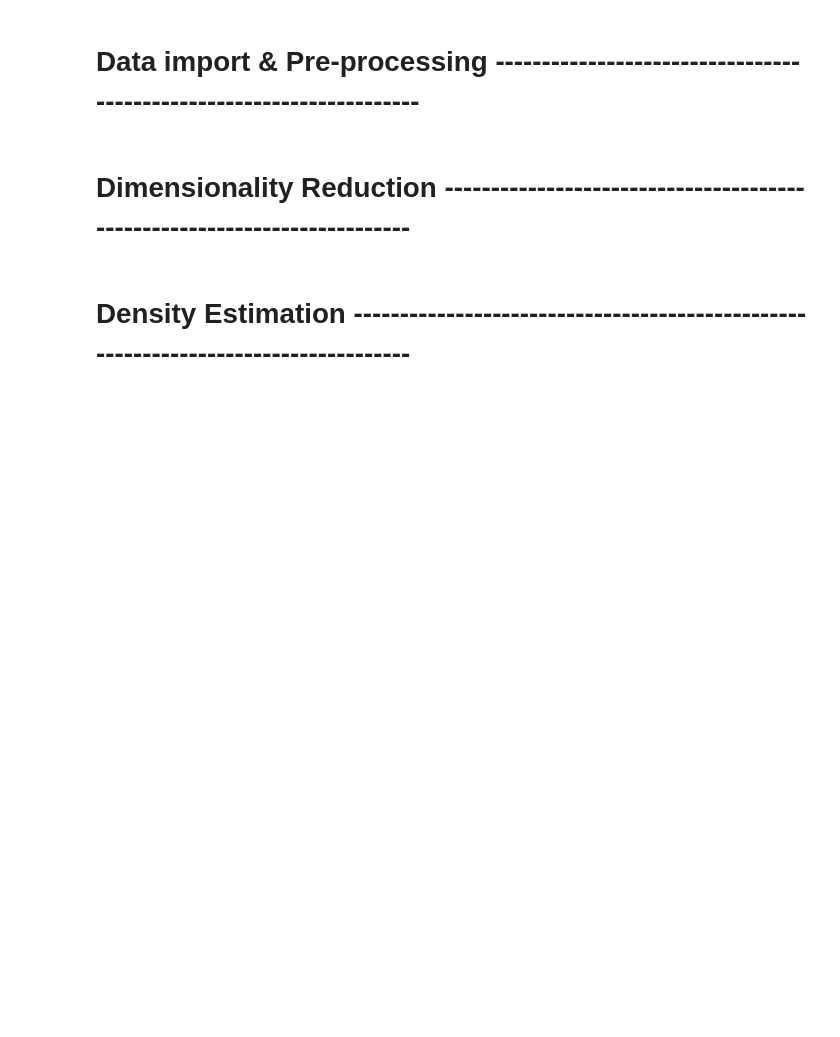
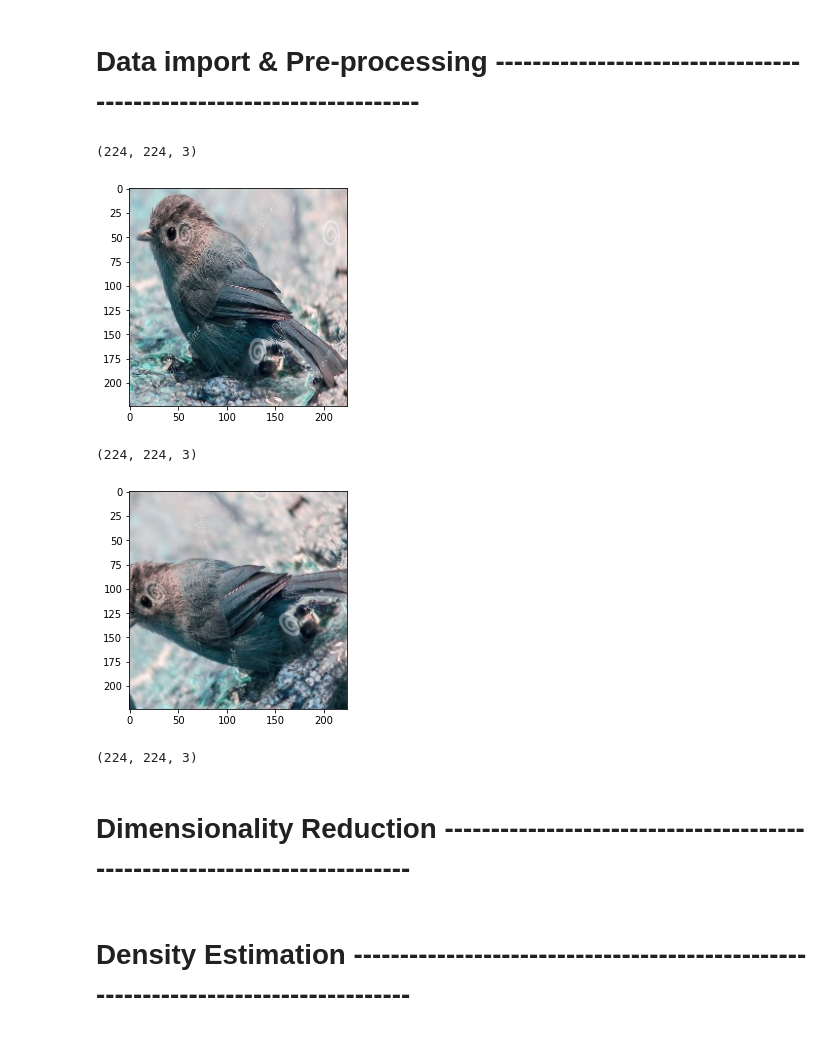
Before and after one commit to joelaniado/ml-bird-classifier, a Jupyter notebook: ml-bird-classifier.ipynb, the cells around one changed output. Saved outputs shown, nothing was run; the diff lists cells and outputs as text; code cells hidden in the pictures; blank space fills up the shorter version.

Commit message:
Implemented initial draft for deep learning classifier using cnn. Implemented data augmentation using rotation and flipping.

```diff
--- a/ml-bird-classifier.ipynb
+++ b/ml-bird-classifier.ipynb
@@ -37,23 +56,24 @@ def get_catalog(file):
 # %%
-def get_pics(catalog,path, species_index,pic_index):
+def get_pics(catalog,path, species_index,pic_index, size):
     count = 1
     new_catalog = {}
     for specie in catalog:
         images =[]
         for i in range(pic_index):
             image = cv2.imread(path + specie + '/' + catalog[specie][i])
-            res = cv2.resize(image, dsize=(98, 64), interpolation=cv2.INTER_NEAREST)
-            images.append(res.flatten())
-        new_catalog[specie] = np.array(images)
+            data_augmentation(image,path + specie + '/',catalog[specie][i])
+            #res = cv2.resize(image, dsize=size, interpolation=cv2.INTER_NEAREST)
+            #images.append(res.flatten())
+        #new_catalog[specie] = np.array(images)
         if count == species_index:
             break
         count += 1
 
     return new_catalog
 # %%
-def import_pics2(path, nspec, npic):
+def import_pics2(path, nspec, npic,shape):
     bird_catalog = get_catalog(path)
-    pics = get_pics(bird_catalog,path, nspec, npic)
+    pics = get_pics(bird_catalog,path, nspec, npic,shape)
     return pics
 # %%
 def get_Xy(pictures):
@@ -92,18 +112,24 @@ def dim_reduction_kernelpoly(X):
 # %%
 # Main function for data preprocessing ----------------------------------------------------------------------------------
 seed = 2
 np.random.RandomState(seed)
 
 #Declare variables
 train_file, valid_file, test_file = 'data/birds/train/', 'data/birds/valid/', 'data/birds/test/'
-num_species_train, num_pics_train = 5, 120
-num_species_val, num_pics_val = 3, 5
-num_species_test, num_pics_test = 5, 5
+num_species = 1
+num_pics_train, num_pics_val, num_pics_test = 1, 0, 0
+size = (64,64)
 
 #get pictures
-train_pictures = import_pics2(train_file, num_species_train, num_pics_train)
-valid_pictures = import_pics2(valid_file, num_species_val, num_pics_val)
-test_pictures = import_pics2(test_file, num_species_test, num_pics_test)
+train_pictures = import_pics2(train_file, num_species, num_pics_train,size)
+valid_pictures = import_pics2(valid_file, num_species, num_pics_val,size)
+test_pictures = import_pics2(test_file, num_species, num_pics_test,size)
+# %% [output]
+(224, 224, 3)
+[figure, added]
+(224, 224, 3)
+[figure, added]
+(224, 224, 3)
 # %% [markdown]
 # Dimensionality Reduction -------------------------------------------------------------------------
 # %%
```
Also changed, not shown: parts of 18 cells of this notebook.
